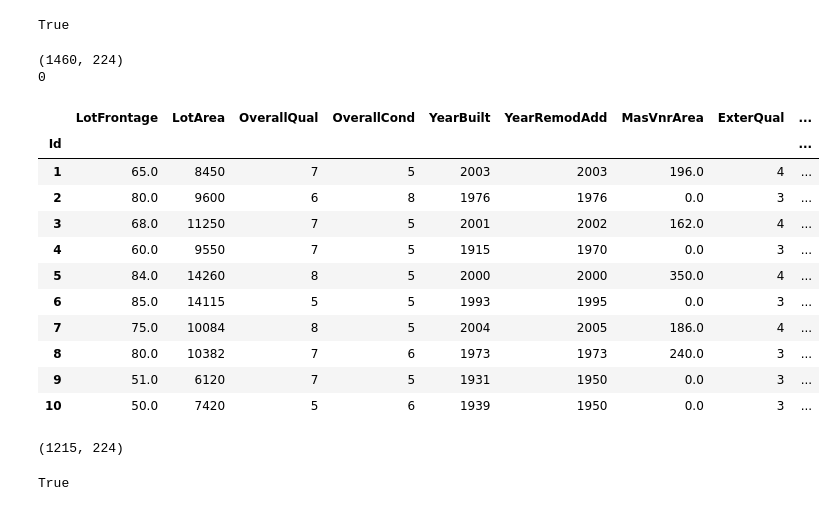
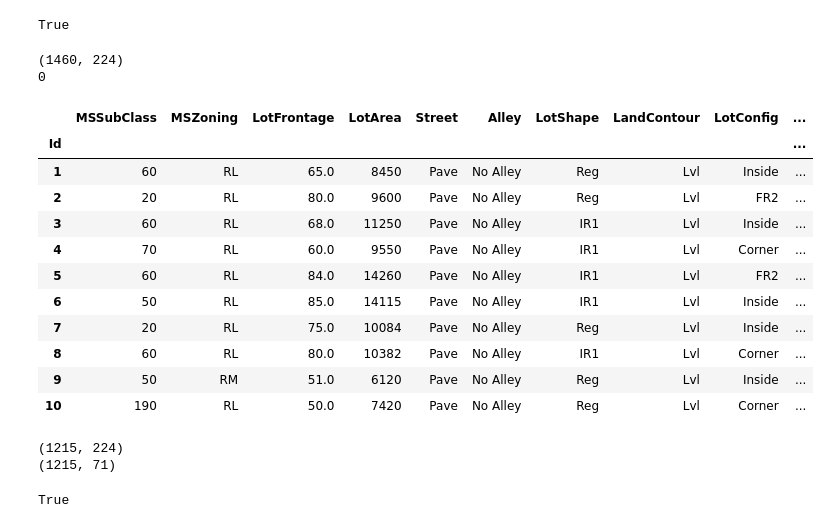
Before and after one commit to AronBerke/Kaggle_Housing_Project, a Jupyter notebook: Austin/DataProcessingFunctions.ipynb, the cells around one changed output. Cells and saved outputs as stored; diff of their text form; code cells hidden in the pictures.

```diff
--- a/Austin/DataProcessingFunctions.ipynb
+++ b/Austin/DataProcessingFunctions.ipynb
@@ -105,36 +105,52 @@ True
 # %%
 # dummify the nominal categorical columns
 df_train_copy=df_train.copy()
 for feature in nominal_var_processed:
     df_train_copy=dummify_column(df_train_copy,[feature])
 dummified_df=df_train_copy
+
+# Creating an undummified dataframe for reference
+undummified_df=df_train.copy()
+
 print(dummified_df.shape)
 print(dummified_df.isnull().sum().sum())
-dummified_df.head(10)
+undummified_df.head(10)
 # %% [output]
 (1460, 224)
 0
-|  | LotFrontage | LotArea | OverallQual | OverallCond | YearBuilt | YearRemodAdd | MasVnrArea | ExterQual | ... |
-| Id |  |  |  |  |  |  |  |  | ... |
-| 1 | 65.0 | 8450 | 7 | 5 | 2003 | 2003 | 196.0 | 4 | ... |
-| 2 | 80.0 | 9600 | 6 | 8 | 1976 | 1976 | 0.0 | 3 | ... |
-| 3 | 68.0 | 11250 | 7 | 5 | 2001 | 2002 | 162.0 | 4 | ... |
-| 4 | 60.0 | 9550 | 7 | 5 | 1915 | 1970 | 0.0 | 3 | ... |
-| 5 | 84.0 | 14260 | 8 | 5 | 2000 | 2000 | 350.0 | 4 | ... |
-| 6 | 85.0 | 14115 | 5 | 5 | 1993 | 1995 | 0.0 | 3 | ... |
-| 7 | 75.0 | 10084 | 8 | 5 | 2004 | 2005 | 186.0 | 4 | ... |
-| 8 | 80.0 | 10382 | 7 | 6 | 1973 | 1973 | 240.0 | 3 | ... |
-| 9 | 51.0 | 6120 | 7 | 5 | 1931 | 1950 | 0.0 | 3 | ... |
-| 10 | 50.0 | 7420 | 5 | 6 | 1939 | 1950 | 0.0 | 3 | ... |
+|  | MSSubClass | MSZoning | LotFrontage | LotArea | Street | Alley | LotShape | LandContour | LotConfig | ... |
+| Id |  |  |  |  |  |  |  |  |  | ... |
+| 1 | 60 | RL | 65.0 | 8450 | Pave | No Alley | Reg | Lvl | Inside | ... |
+| 2 | 20 | RL | 80.0 | 9600 | Pave | No Alley | Reg | Lvl | FR2 | ... |
+| 3 | 60 | RL | 68.0 | 11250 | Pave | No Alley | IR1 | Lvl | Inside | ... |
+| 4 | 70 | RL | 60.0 | 9550 | Pave | No Alley | IR1 | Lvl | Corner | ... |
+| 5 | 60 | RL | 84.0 | 14260 | Pave | No Alley | IR1 | Lvl | FR2 | ... |
+| 6 | 50 | RL | 85.0 | 14115 | Pave | No Alley | IR1 | Lvl | Inside | ... |
+| 7 | 20 | RL | 75.0 | 10084 | Pave | No Alley | Reg | Lvl | Inside | ... |
+| 8 | 60 | RL | 80.0 | 10382 | Pave | No Alley | IR1 | Lvl | Corner | ... |
+| 9 | 50 | RM | 51.0 | 6120 | Pave | No Alley | Reg | Lvl | Inside | ... |
+| 10 | 190 | RL | 50.0 | 7420 | Pave | No Alley | Reg | Lvl | Corner | ... |
 # %%
 # For all continuous features, remove outliers where outlier >= 5 std
 dummified_df_copy=dummified_df.copy()
 for feature in ['LotFrontage','LotArea','MasVnrArea','TotalBsmtSF','1stFlrSF','2ndFlrSF','GrLivArea','GarageArea']:
     dummified_df_copy=delete_outliers(dummified_df_copy,[feature],threshold=5)
 baseline_df=dummified_df_copy
-baseline_df.shape
+print(baseline_df.shape)
+
+# For the Undummified dataframe and for all continuous features, remove outliers where outlier >= 5 std
+undummified_df_copy=undummified_df.copy()
+for feature in ['LotFrontage','LotArea','MasVnrArea','TotalBsmtSF','1stFlrSF','2ndFlrSF','GrLivArea','GarageArea']:
+    undummified_df_copy=delete_outliers(undummified_df_copy,[feature],threshold=5)
+undummified_baseline_df=undummified_df_copy
+print(undummified_baseline_df.shape)
+
+# Creating dataframes with no outlier taken out
+with_outlier_dummified_baseline_df=dummified_df.copy()
+with_outlier_undummified_baseline_df=undummified_df.copy()
 # %% [output]
 (1215, 224)
+(1215, 71)
 # %%
 # Check if ordinal variables are still there:
 ordinal_var_processed=['OverallQual','OverallCond','BsmtFullBath','BsmtHalfBath','FullBath',\
```
Also changed, not shown: parts of 5 cells of this notebook, 23 other files.
